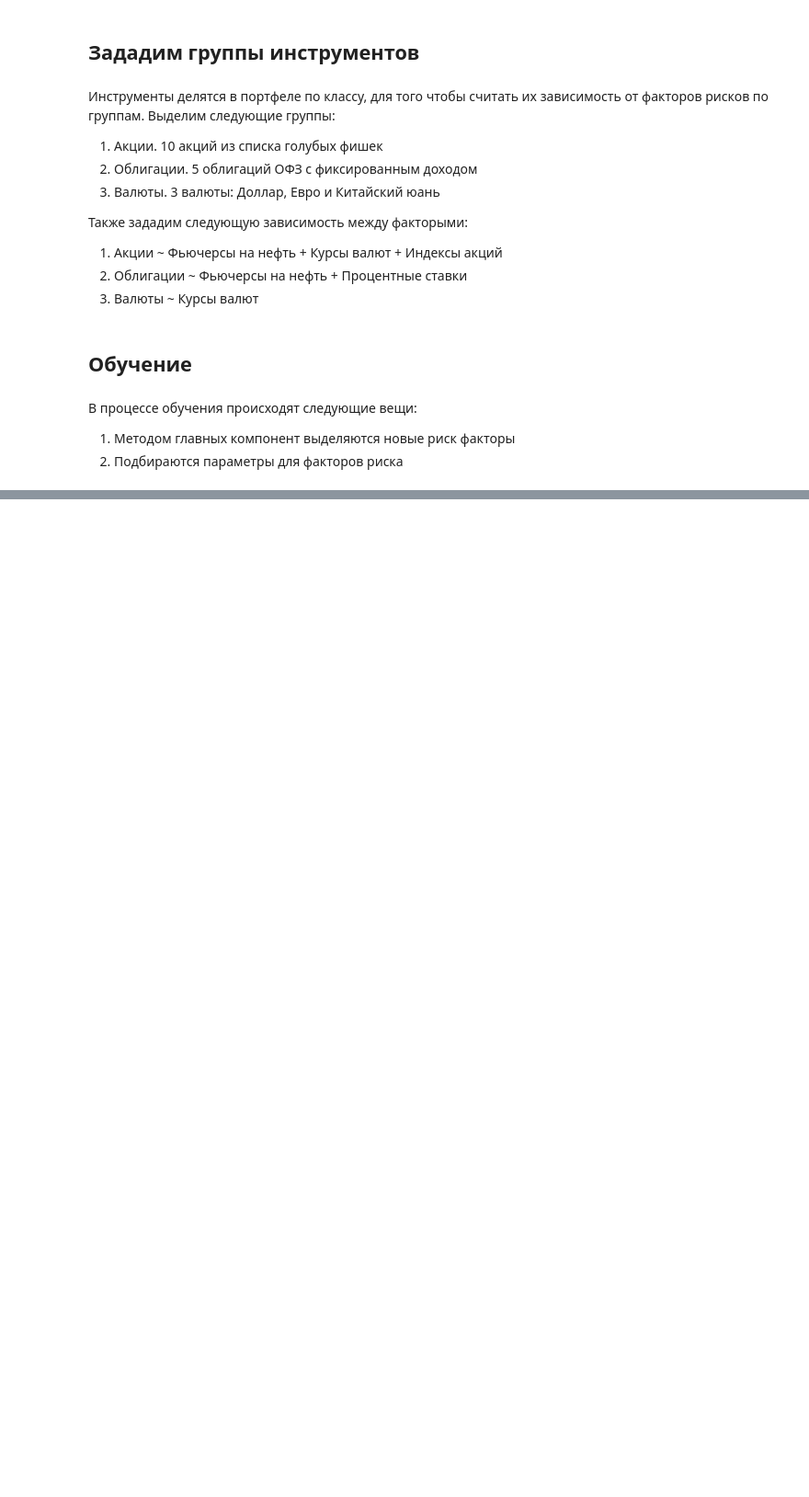
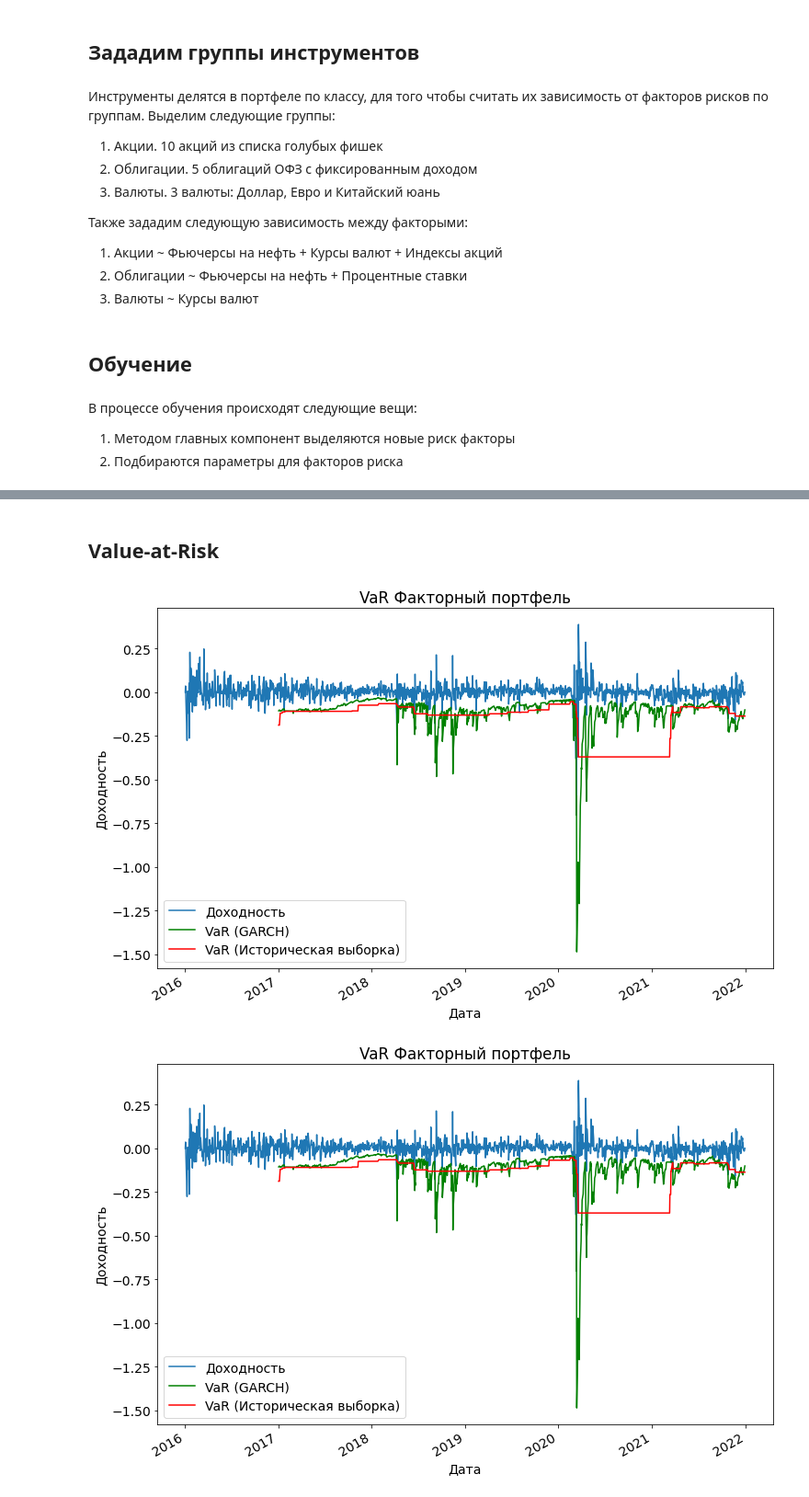
Before and after one commit to gaarutyunov/market-risk, a Jupyter notebook: notebooks/value_at_risk_portfolio.ipynb, the cells around one changed output, grey strips where cells are left out. Shown: that part at 92% size. Drawn from its saved outputs; the diff is of its cells as text; code cells hidden in the pictures; blank space fills up the shorter version.

```diff
--- a/notebooks/value_at_risk_portfolio.ipynb
+++ b/notebooks/value_at_risk_portfolio.ipynb
@@ -59,5 +60,5 @@ bonds_group = SecurityGroup(name='Облигации', securities=bonds, factors
 # %%
-portfolio = Portfolio(name='Факторный портфель с горизонтом 1 день', periods=1, factors=brent + currencies + indexes + [rates], securities=[stock_group, currency_group, bonds_group])
+portfolio = Portfolio(name='Факторный портфель', periods=1, factors=brent + currencies + indexes + [rates], securities=[stock_group, currency_group, bonds_group])
 # %% [markdown]
 ## Обучение
 # %% [markdown]
@@ -86,0 +105,11 @@ Notes:
+# %% [markdown]
+## Value-at-Risk
+# %%
+portfolio.plot_returns()
+GARCH_VaR = portfolio.plot_value_at_risk(calc_func=calculate_garch, plot_kwargs=dict(var_title='VaR (GARCH)', color='g'))
+HS_VaR = portfolio.plot_value_at_risk(calc_func=calculate_historical, plot_kwargs=dict(var_title='VaR (Историческая выборка)', color='r'))
+plt.savefig('VaR.png')
+plt.show()
+# %% [output]
+[figure, added]
+[figure, added]
```
Also changed, not shown: parts of 17 cells of this notebook, 16 other files.
